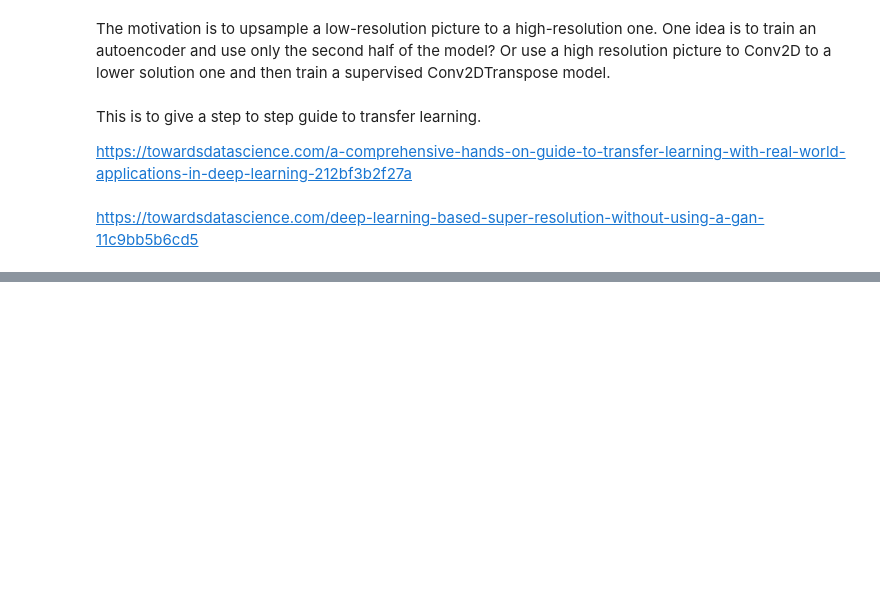
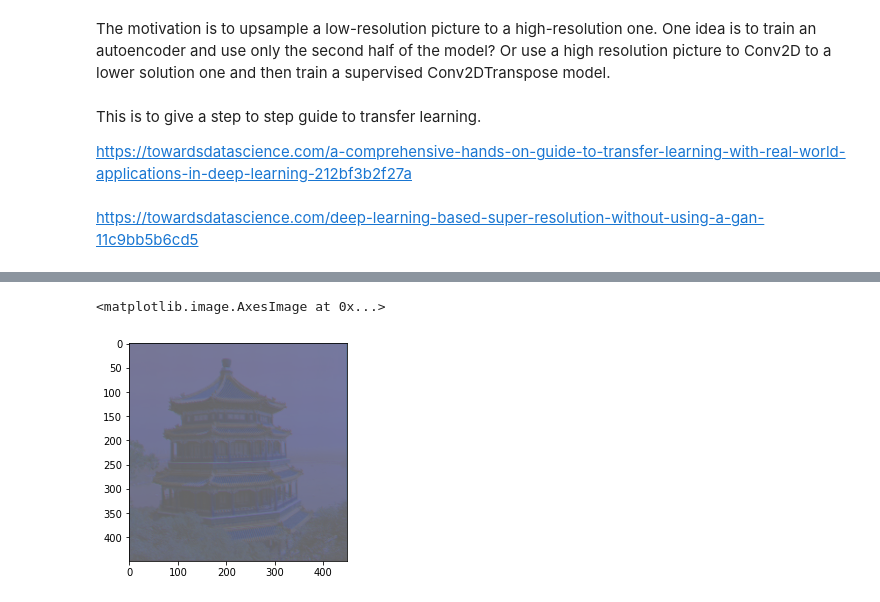
Before and after one commit to junweiluo/HandsonMLPractice, a Jupyter notebook: Chapter14Ex09_Super_Resolution.ipynb, the cells around one changed output, grey strips where cells are left out. Drawn from its saved outputs; the diff is of its cells as text; code cells hidden in the pictures; blank space fills up the shorter version.

```diff
--- a/Chapter14Ex09_Super_Resolution.ipynb
+++ b/Chapter14Ex09_Super_Resolution.ipynb
@@ -13,0 +80,5 @@ https://towardsdatascience.com/deep-learning-based-super-resolution-without-usin
+# %%
+plt.imshow(normalize(output[0, ..., :3]))
+# %% [output]
+<matplotlib.image.AxesImage at 0x...>
+[figure, added]
```
Also changed, not shown: parts of 9 cells of this notebook.
